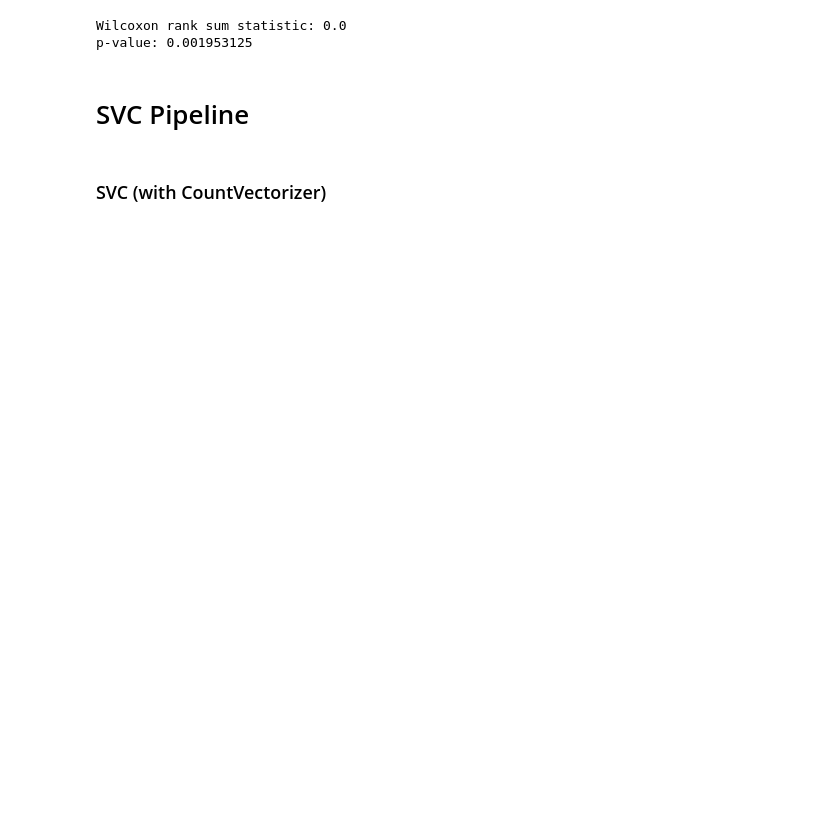
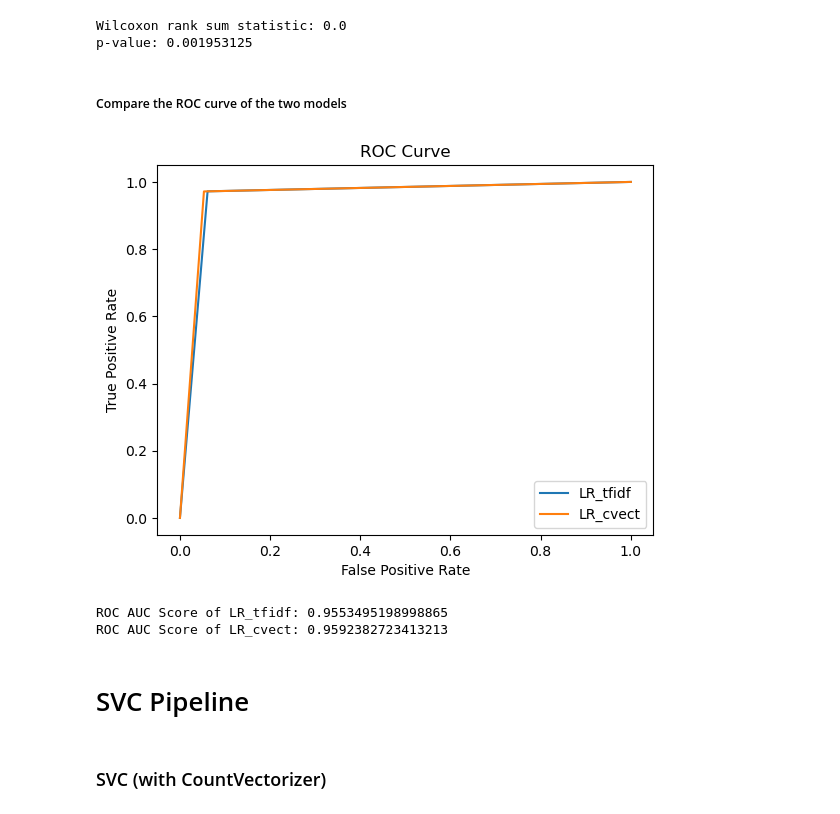
Before and after one commit to giacomovitangeli/phishing-detection, a Jupyter notebook: phishing_detection.ipynb, the cells around one changed output. Saved outputs shown, nothing was run; the diff lists cells and outputs as text; code cells hidden in the pictures; blank space fills up the shorter version.

```diff
--- a/phishing_detection.ipynb
+++ b/phishing_detection.ipynb
@@ -481,6 +511,29 @@ print("p-value:", p)
 # %% [output]
 Wilcoxon rank sum statistic: 0.0
 p-value: 0.001953125
+# %% [markdown]
+##### Compare the ROC curve of the two models
+# %%
+# Plot the ROC curves
+plt.plot(fpr_LR_tfidf, tpr_LR_tfidf, label='LR_tfidf')
+plt.plot(fpr_LR_cvect, tpr_LR_cvect, label='LR_cvect')
+plt.xlabel('False Positive Rate')
+plt.ylabel('True Positive Rate')
+plt.title('ROC Curve')
+
+# Add a legend
+plt.legend()
+
+# Show the plot
+plt.show()
+# %% [output]
+[figure, added]
+# %%
+print("ROC AUC Score of LR_tfidf:", score_LR_tfidf)
+print("ROC AUC Score of LR_cvect:", score_LR_cvect)
+# %% [output]
+ROC AUC Score of LR_tfidf: 0.9553495198998865
+ROC AUC Score of LR_cvect: 0.9592382723413213
 # %% [markdown]
 # SVC Pipeline
 # %% [markdown]
```
Also changed, not shown: parts of 36 cells of this notebook.
